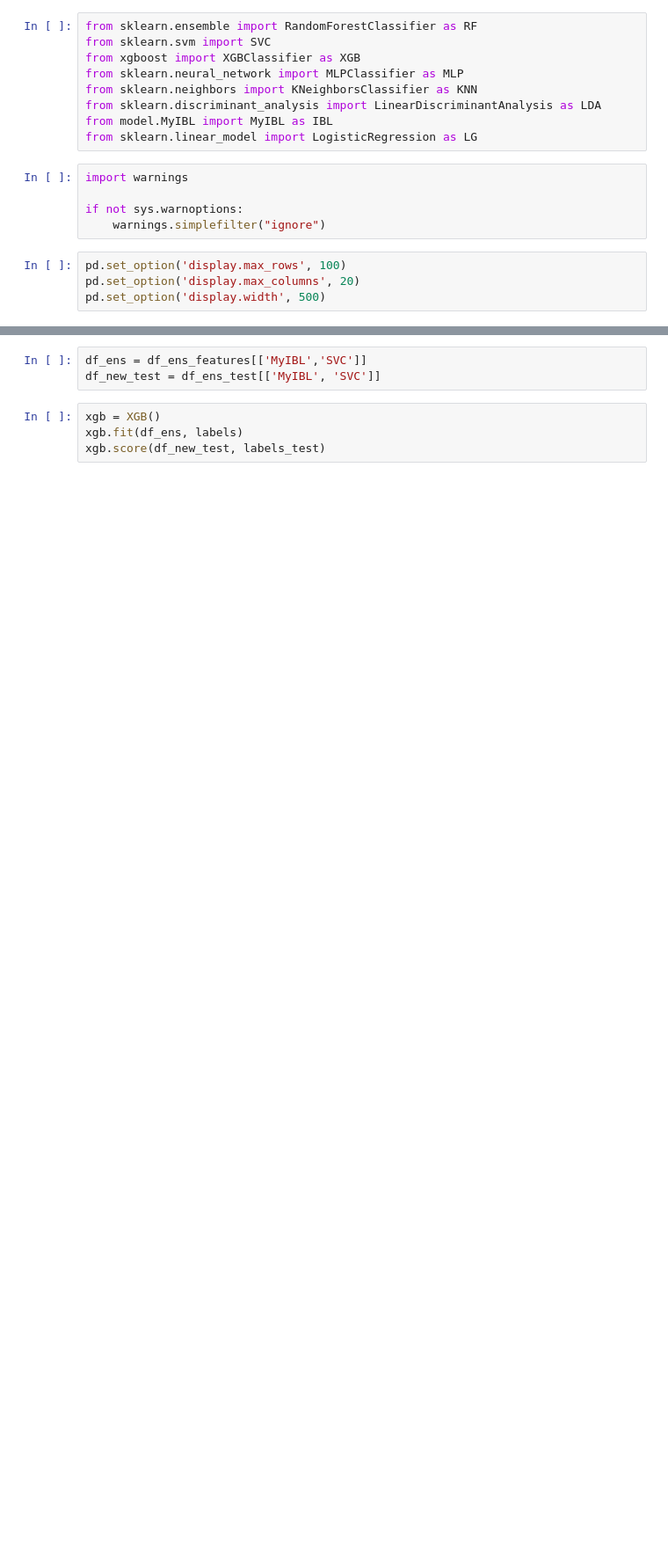
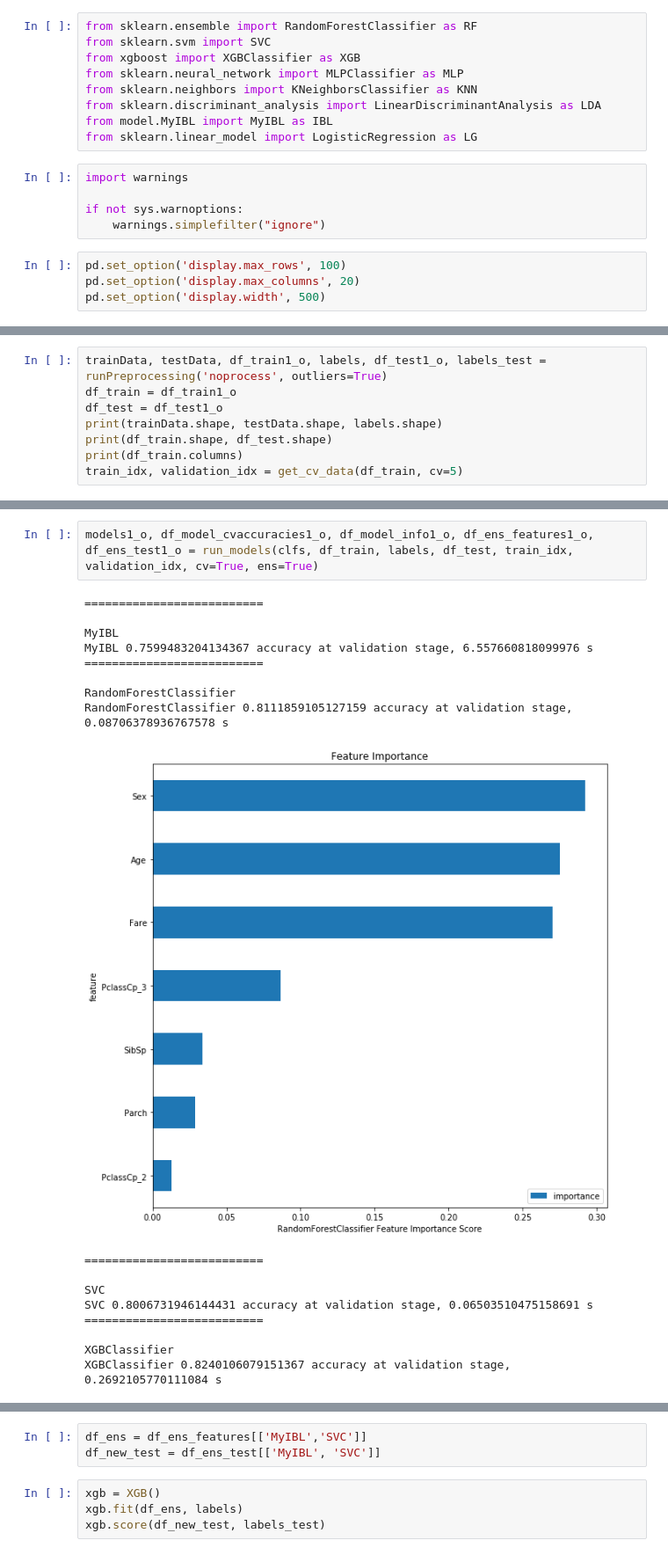
Before and after one commit to jforjohn/titanic_survival, a Jupyter notebook: ModelAnalysis.ipynb, the cells around one changed output, grey strips where cells are left out. Shown at 88% size. Drawn from its saved outputs; the diff is of its cells as text; blank space fills up the shorter version.

```diff
--- a/ModelAnalysis.ipynb
+++ b/ModelAnalysis.ipynb
@@ -471,0 +104,8 @@ df_model_info4
+# %%
+trainData, testData, df_train1_o, labels, df_test1_o, labels_test = runPreprocessing('noprocess', outliers=True)
+df_train = df_train1_o
+df_test = df_test1_o
+print(trainData.shape, testData.shape, labels.shape)
+print(df_train.shape, df_test.shape)
+print(df_train.columns)
+train_idx, validation_idx = get_cv_data(df_train, cv=5)
@@ -471,0 +120,20 @@ df_model_info4
+# %%
+models1_o, df_model_cvaccuracies1_o, df_model_info1_o, df_ens_features1_o, df_ens_test1_o = run_models(clfs, df_train, labels, df_test, train_idx, validation_idx, cv=True, ens=True)
+# %% [output]
+==========================
+
+MyIBL
+MyIBL 0.7599483204134367 accuracy at validation stage, 6.557660818099976 s
+==========================
+
+RandomForestClassifier
+RandomForestClassifier 0.8111859105127159 accuracy at validation stage, 0.08706378936767578 s
+[figure, added]
+==========================
+
+SVC
+SVC 0.8006731946144431 accuracy at validation stage, 0.06503510475158691 s
+==========================
+
+XGBClassifier
+XGBClassifier 0.8240106079151367 accuracy at validation stage, 0.2692105770111084 s
```
Also changed, not shown: parts of 91 cells of this notebook.
